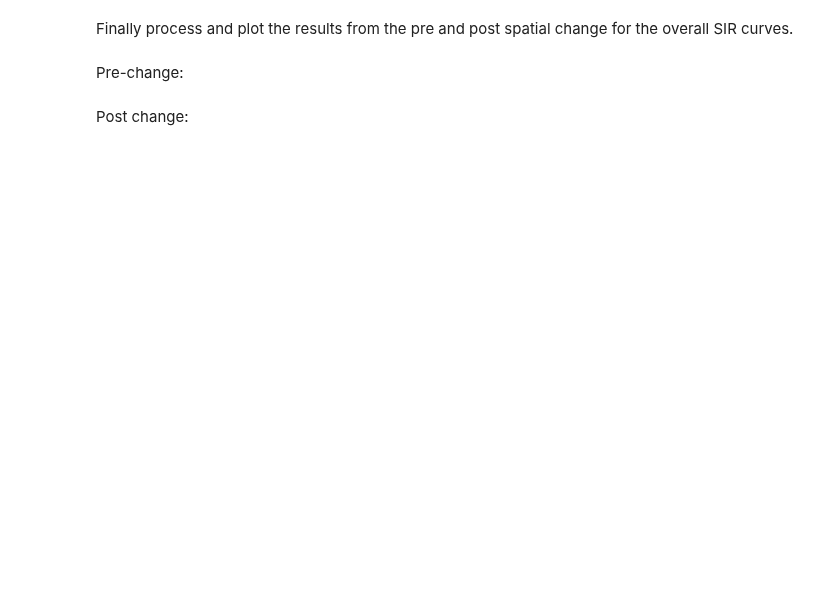
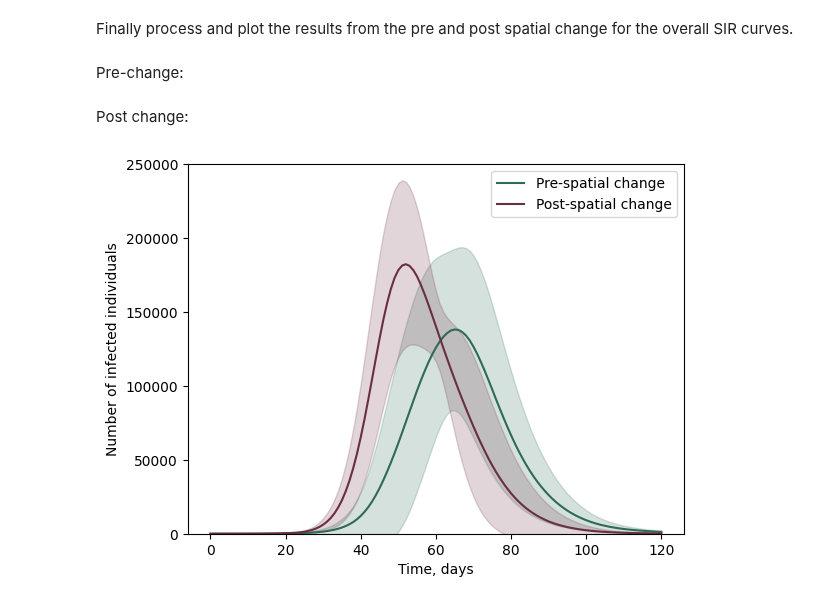
Before and after one commit to SABS-R3-Epidemiology/epiabm, a Jupyter notebook: python_examples/luxembourg_example/rural_v_urban.ipynb, the cells around one changed output. Saved outputs shown, nothing was run; the diff lists cells and outputs as text; code cells hidden in the pictures; blank space fills up the shorter version.

```diff
--- a/python_examples/luxembourg_example/rural_v_urban.ipynb
+++ b/python_examples/luxembourg_example/rural_v_urban.ipynb
@@ -375,15 +451,15 @@ combined_df_all_pre = pd.DataFrame()
 
 for i in (range(1, 11)):
     filename = os.path.join(os.path.abspath(''),
-                            "Lux",
-                            "output_luxembourg_{}.csv".format(i))
+                            "simulation_outputs/large_csv",
+                            "pre_population_output_simulation_{}.csv".format(i))
     df = pd.read_csv(filename)
 
     df_I = df[list(df.filter(regex='InfectionStatus.Infect'))]
     df["Infected"] = df_I.sum(axis=1)
     df = df.groupby(["time"]).agg({"Infected": 'sum'})
 
-    combined_df_all_pre["infected_{}".format(i)] = df["Infected"]
+    combined_df_all_pre["Infected_{}".format(i)] = df["Infected"]
 
 summary_df_all_pre = pd.DataFrame()
 
@@ -405,15 +481,15 @@ combined_df_all_post = pd.DataFrame()
 
 for i in (range(1, 11)):
     filename = os.path.join(os.path.abspath(''),
-                            "Lux",
-                            "output_luxembourg_{}.csv".format(i))
+                            "simulation_outputs/large_csv",
+                            "population_output_simulation_{}.csv".format(i))
     df = pd.read_csv(filename)
 
     df_I = df[list(df.filter(regex='InfectionStatus.Infect'))]
     df["Infected"] = df_I.sum(axis=1)
     df = df.groupby(["time"]).agg({"Infected": 'sum'})
 
-    combined_df_all_post["infected_{}".format(i)] = df["Infected"]
+    combined_df_all_post["Infected_{}".format(i)] = df["Infected"]
 
 summary_df_all_post = pd.DataFrame()
 
@@ -431,19 +507,22 @@ summary_df_all_post.to_csv("all_post_summary.csv", index=False)
 # %%
 colour_list = ['#2E6A57', '#6a2e41']
 
 plt.figure()
 plt.plot(summary_df_all_pre['time'], summary_df_all_pre['av_infections'], color = '#2E6A57', label='Pre-spatial change')
 plt.plot(summary_df_all_post['time'], summary_df_all_post['av_infections'], color = '#6a2e41', label='Post-spatial change')
 plt.legend()
 plt.fill_between(summary_df_all_pre['time'],
                  summary_df_all_pre['av_infections'] - summary_df_all_pre['sd_infections'],
                  summary_df_all_pre['av_infections'] + summary_df_all_pre['sd_infections'],
                  color='#2E6A57', alpha=0.2)
 plt.fill_between(summary_df_all_post['time'],
                  summary_df_all_post['av_infections'] - summary_df_all_post['sd_infections'],
                  summary_df_all_post['av_infections'] + summary_df_all_post['sd_infections'],
                  color='#6a2e41', alpha=0.2)
 
 plt.xlabel('Time, days')
 plt.ylabel('Number of infected individuals')
+plt.ylim([0,250000])
 plt.show()
+# %% [output]
+[figure, added]
```
Also changed, not shown: parts of 6 cells of this notebook, 8 other files.
